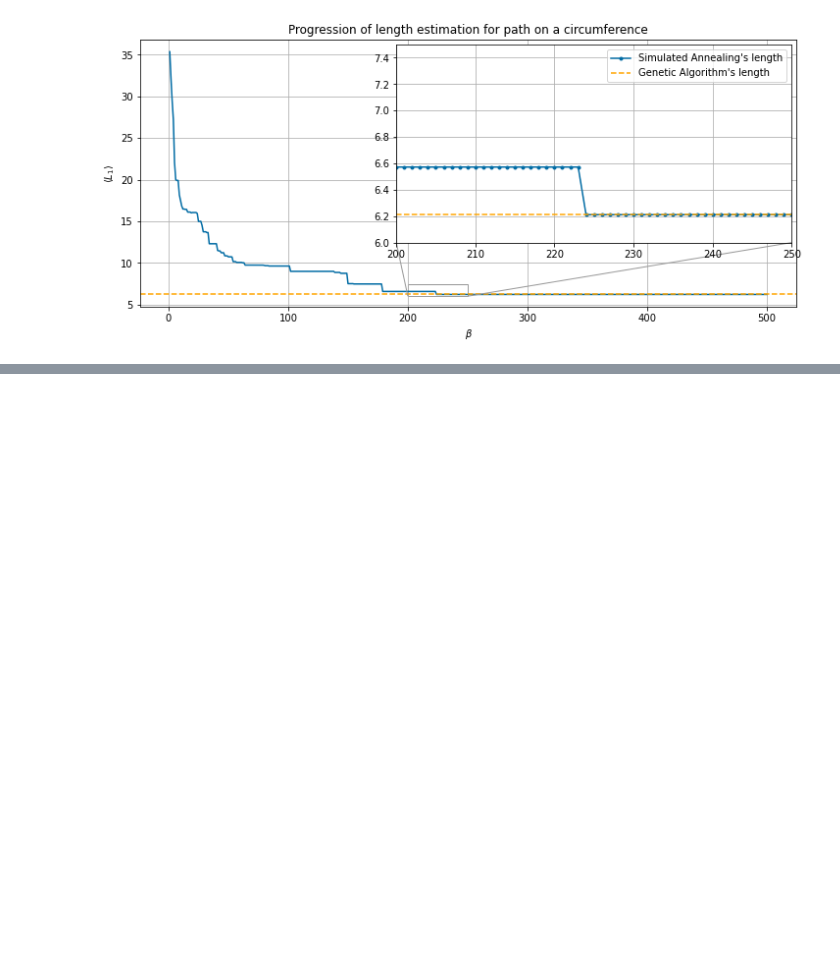
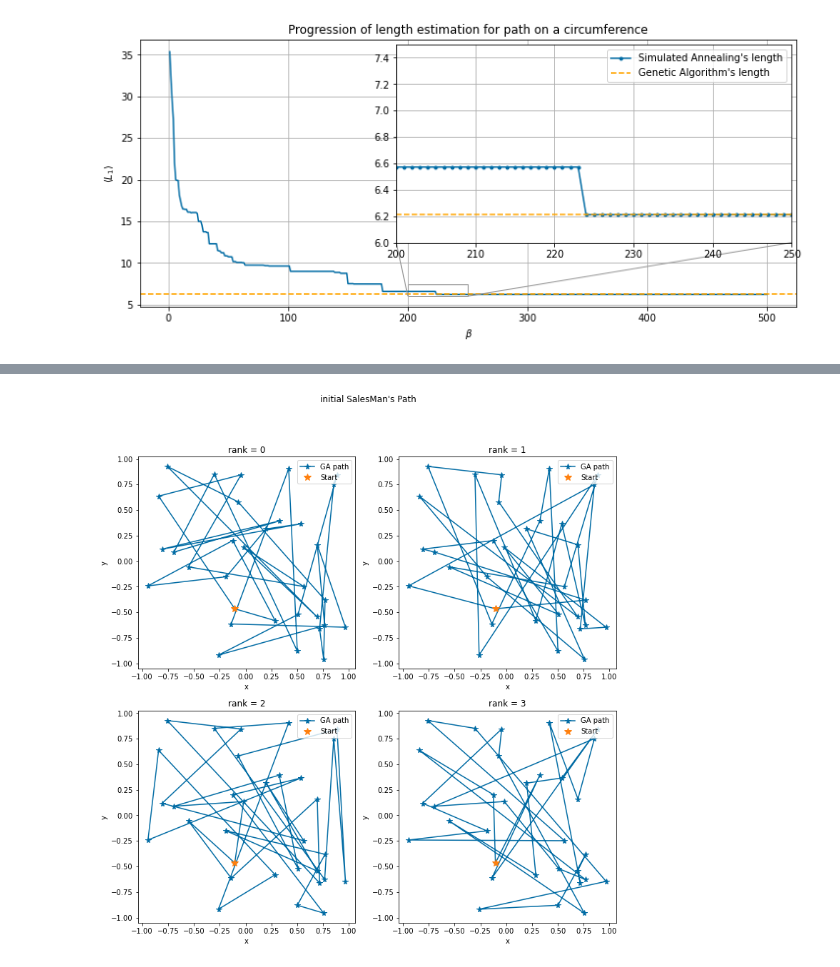
Before and after one commit to pyros-cyber/lsn, a Jupyter notebook: exercise10/exercise10.ipynb, the cells around one changed output, grey strips where cells are left out. Drawn from its saved outputs; the diff is of its cells as text; code cells hidden in the pictures; blank space fills up the shorter version.

Commit message:
add final results and related comments

```diff
--- a/exercise10/exercise10.ipynb
+++ b/exercise10/exercise10.ipynb
@@ -158,0 +168,23 @@ Our model falls into the **Single Program Multiple Data (SPMD)** model, where th
+# %%
+def paraplots(state, shape) :
+    plt.subplots(figsize=(12,12))
+    for j in range(4):
+        plt.subplot(2,2,j+1)
+        plt.title('rank = %d' %(j))
+        file = 'build/ex10.2/results/cities_'+state+'_'+shape+'_'+str(j)+'.dat'
+        x,y = (np.genfromtxt(file, usecols=i, autostrip=True) for i in range(2))
+        plt.plot(x,y, '*-',markersize=8, label='GA path')
+        plt.plot(x[0],y[0],'*',markersize=10, label='Start')
+        if  shape == 'circumference' :
+            theta=np.linspace(0,2.*3.141593,num=200)
+            sinn=np.sin(theta); coss=np.cos(theta)
+            plt.plot(coss,sinn,color='k',linewidth=0.4)
+        plt.legend(loc=1)
+        plt.xlabel('x')
+        plt.ylabel('y')
+    plt.suptitle(state+' SalesMan\'s Path ')
+    plt.show()
+# %%
+paraplots('initial', 'square')
+# %% [output]
+[figure, added]
```
Also changed, not shown: parts of 8 cells of this notebook.
